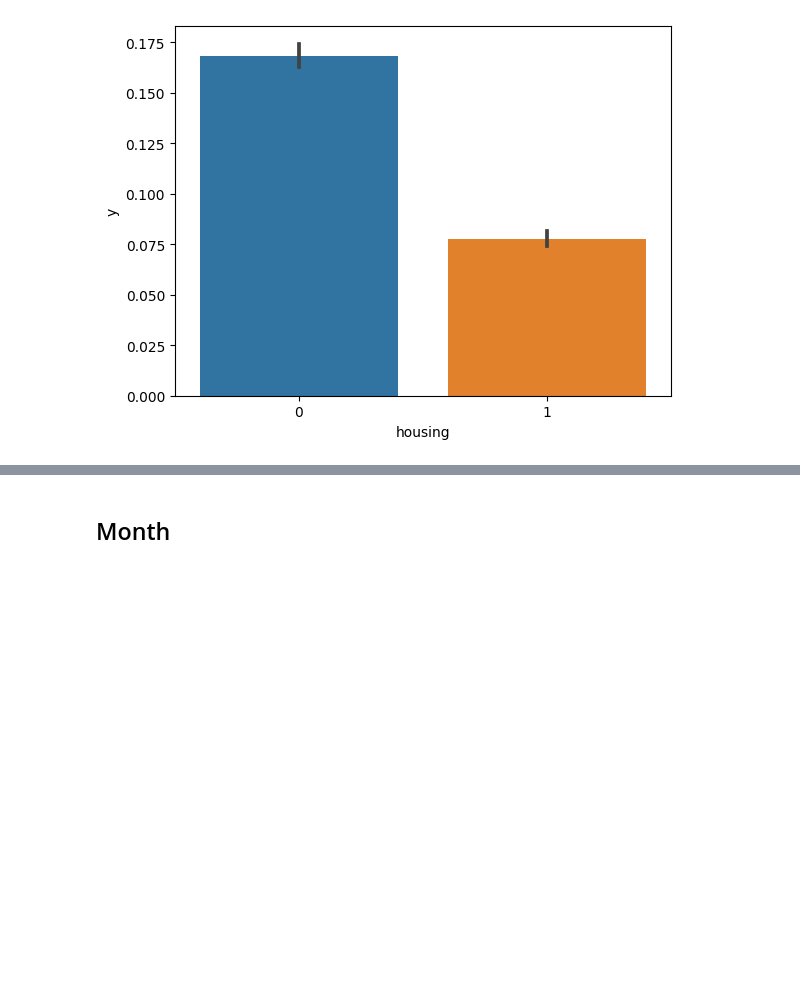
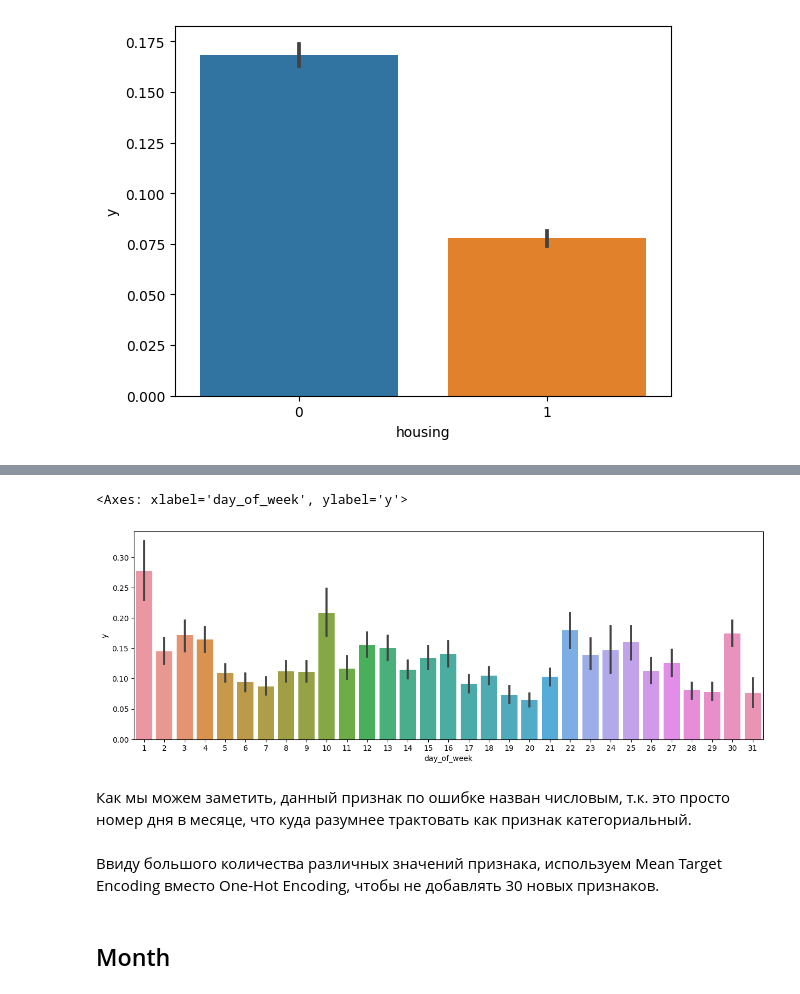
Before and after one commit to kirshchinivan/Research_seminar_Bank_marketing, a Jupyter notebook: Bank_marketing_research_seminar_homework.ipynb, the cells around one changed output, grey strips where cells are left out. Cells and saved outputs as stored; diff of their text form; code cells hidden in the pictures; blank space fills up the shorter version.

```diff
--- a/Bank_marketing_research_seminar_homework.ipynb
+++ b/Bank_marketing_research_seminar_homework.ipynb
@@ -141,3 +220,8 @@ sns.barplot(x=X_train['default'], y=y_train);
+# %%
+X_train['rich'] = X_train['balance'].map(lambda x: 1 if x > 10000 else 0)
+X_train['balance'] = X_train['balance'].map(lambda x: 10000 if x > 10000 else x)
+X_test['rich'] = X_test['balance'].map(lambda x: 1 if x > 10000 else 0)
+X_test['balance'] = X_test['balance'].map(lambda x: 10000 if x > 10000 else x)
 # %% [markdown]
 ## Housing
 # %%
@@ -156,0 +263,10 @@ sns.barplot(x=X_train['housing'], y=y_train)
+# %%
+fig = plt.figure(figsize=(15, 5))
+sns.barplot(x=X_train['day_of_week'], y=y_train)
+# %% [output]
+<Axes: xlabel='day_of_week', ylabel='y'>
+[figure, added]
+# %% [markdown]
+Как мы можем заметить, данный признак по ошибке назван числовым, т.к. это просто номер дня в месяце, что куда разумнее трактовать как признак категориальный.
+# %% [markdown]
+Ввиду большого количества различных значений признака, используем Mean Target Encoding вместо One-Hot Encoding, чтобы не добавлять 30 новых признаков.
```
Also changed, not shown: parts of 47 cells of this notebook.
